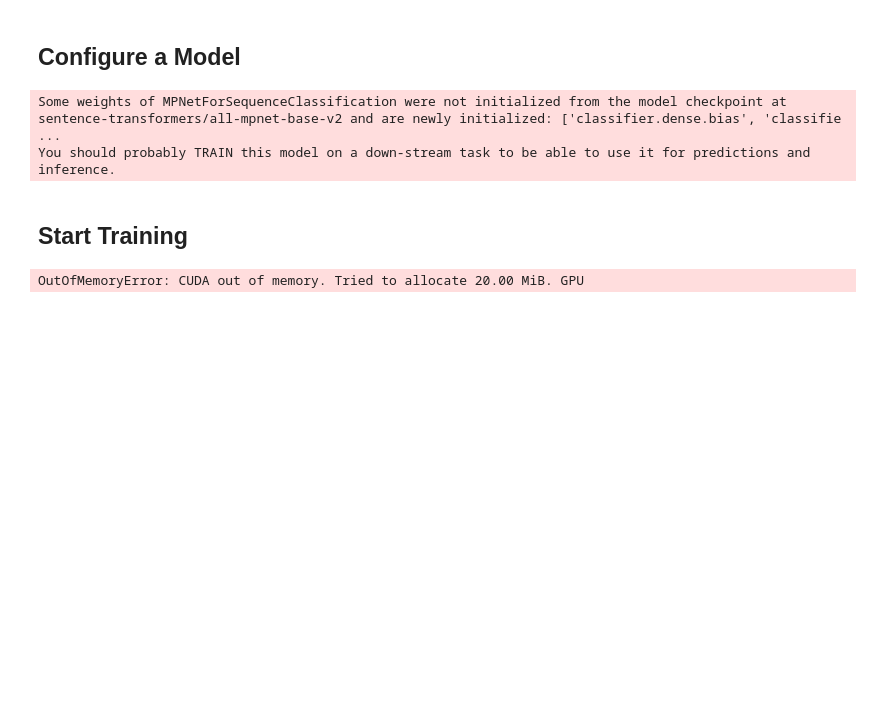
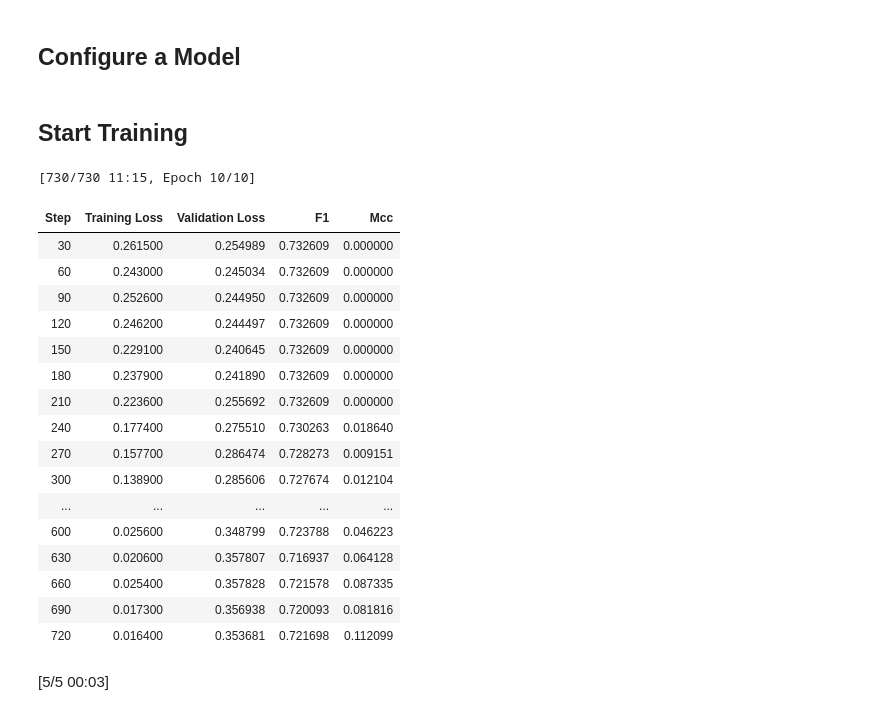
Before and after one commit to XnibyH/PatentMatch-Experiment, a Jupyter notebook: notebooks/finetuning_transformer_notebook.ipynb, the cells around one changed output. Saved outputs shown, nothing was run; the diff lists cells and outputs as text; code cells hidden in the pictures; blank space fills up the shorter version.

```diff
--- a/notebooks/finetuning_transformer_notebook.ipynb
+++ b/notebooks/finetuning_transformer_notebook.ipynb
@@ -58,7 +58,7 @@ all_models = {
     #
 }
 
-selected_model = all_models['all-mpnet-base-v2']
+selected_model = all_models['stsb-roberta-base']
 
 # set mlflow parameters and start the experiment
 mlflow.set_experiment(MLFLOW_EXPERIMENT_NAME)
@@ -110,13 +110,30 @@ tokenized_dataset = dataset.map(preprocess_function, batched=True)
 ## Configure a Model
 # %%
 # set num_labels for selected model - cross-encoder support only 1 label
-num_labels = 1 #if selected_model.split('/')[0] in ['cross-encoder'] else 2
+num_labels = 1 #1 if selected_model.split('/')[0] in ['cross-encoder'] else 2
 
 # init the model
 model = AutoModelForSequenceClassification.from_pretrained(selected_model, num_labels=num_labels)
-# %% [output]
-Some weights of MPNetForSequenceClassification were not initialized from the model checkpoint at sentence-transformers/all-mpnet-base-v2 and are newly initialized: ['classifier.dense.bias', 'classifie ...
-You should probably TRAIN this model on a down-stream task to be able to use it for predictions and inference.
+# %%
+def logits_to_probabilities(logits):
+    """
+    Convert logits to probabilities using the sigmoid function.
+
+    Args:
+    logits (torch.Tensor or np.ndarray): Logits output from the model.
+
+    Returns:
+    torch.Tensor: Probabilities.
+    """
+    if isinstance(logits, np.ndarray):
+        logits = torch.tensor(logits)
+
+    probabilities = torch.sigmoid(logits)
+
+    # Binarize the output using the threshold
+    binary_predictions = (probabilities >= 0.5).int()
+
+    return binary_predictions
 # %%
 def compute_metrics(eval_pred):
     # Load metrics
@@ -174,11 +207,32 @@ trainer = Trainer(
 # %%
 # Train the model
 trainer.train()
 
 # Evaluate the model
 trainer.evaluate()
 
 # Save the model
 trainer.save_model(f"./saved_models/{selected_model.split('/')[1]}_FT")
+
+# end experiment
+mlflow.end_run()
 # %% [output]
-OutOfMemoryError: CUDA out of memory. Tried to allocate 20.00 MiB. GPU
+[730/730 11:15, Epoch 10/10]
+| Step | Training Loss | Validation Loss | F1 | Mcc |
+| 30 | 0.261500 | 0.254989 | 0.732609 | 0.000000 |
+| 60 | 0.243000 | 0.245034 | 0.732609 | 0.000000 |
+| 90 | 0.252600 | 0.244950 | 0.732609 | 0.000000 |
+| 120 | 0.246200 | 0.244497 | 0.732609 | 0.000000 |
+| 150 | 0.229100 | 0.240645 | 0.732609 | 0.000000 |
+| 180 | 0.237900 | 0.241890 | 0.732609 | 0.000000 |
+| 210 | 0.223600 | 0.255692 | 0.732609 | 0.000000 |
+| 240 | 0.177400 | 0.275510 | 0.730263 | 0.018640 |
+| 270 | 0.157700 | 0.286474 | 0.728273 | 0.009151 |
+| 300 | 0.138900 | 0.285606 | 0.727674 | 0.012104 |
+| ... | ... | ... | ... | ... |
+| 600 | 0.025600 | 0.348799 | 0.723788 | 0.046223 |
+| 630 | 0.020600 | 0.357807 | 0.716937 | 0.064128 |
+| 660 | 0.025400 | 0.357828 | 0.721578 | 0.087335 |
+| 690 | 0.017300 | 0.356938 | 0.720093 | 0.081816 |
+| 720 | 0.016400 | 0.353681 | 0.721698 | 0.112099 |
+[5/5 00:03]
```
Also changed, not shown: parts of 4 cells of this notebook, 3 other files.
